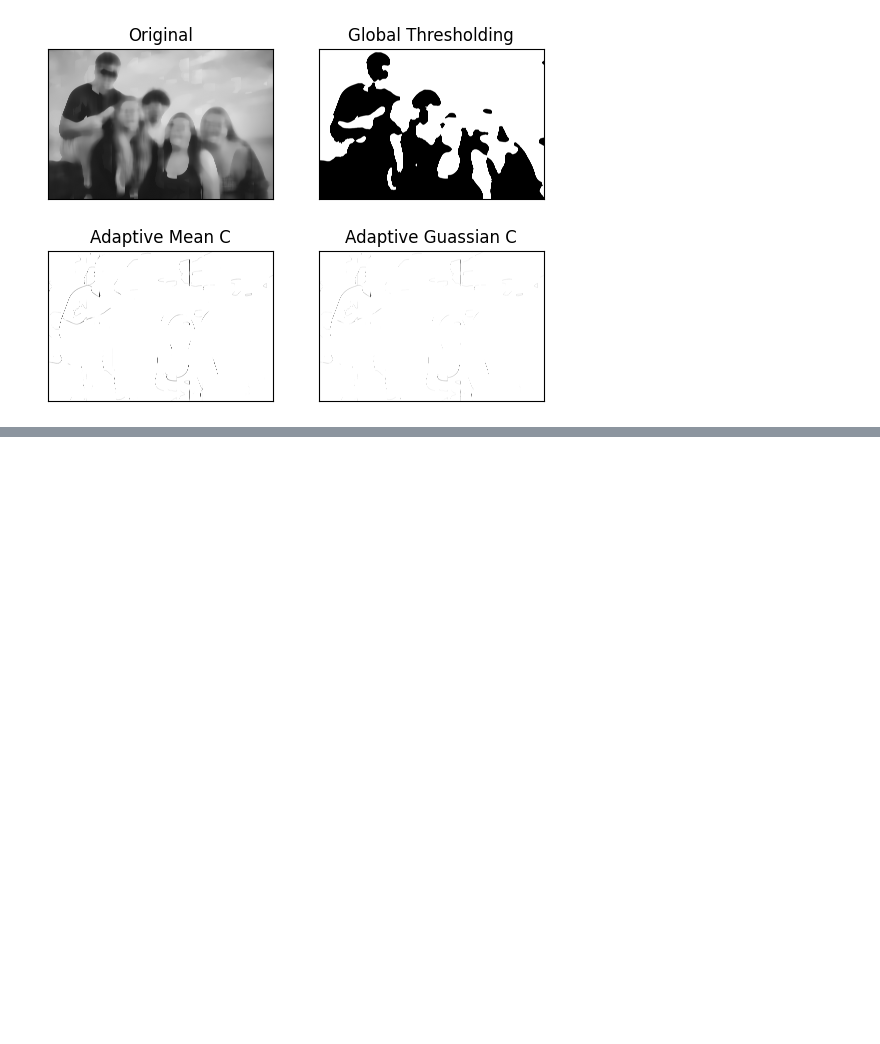
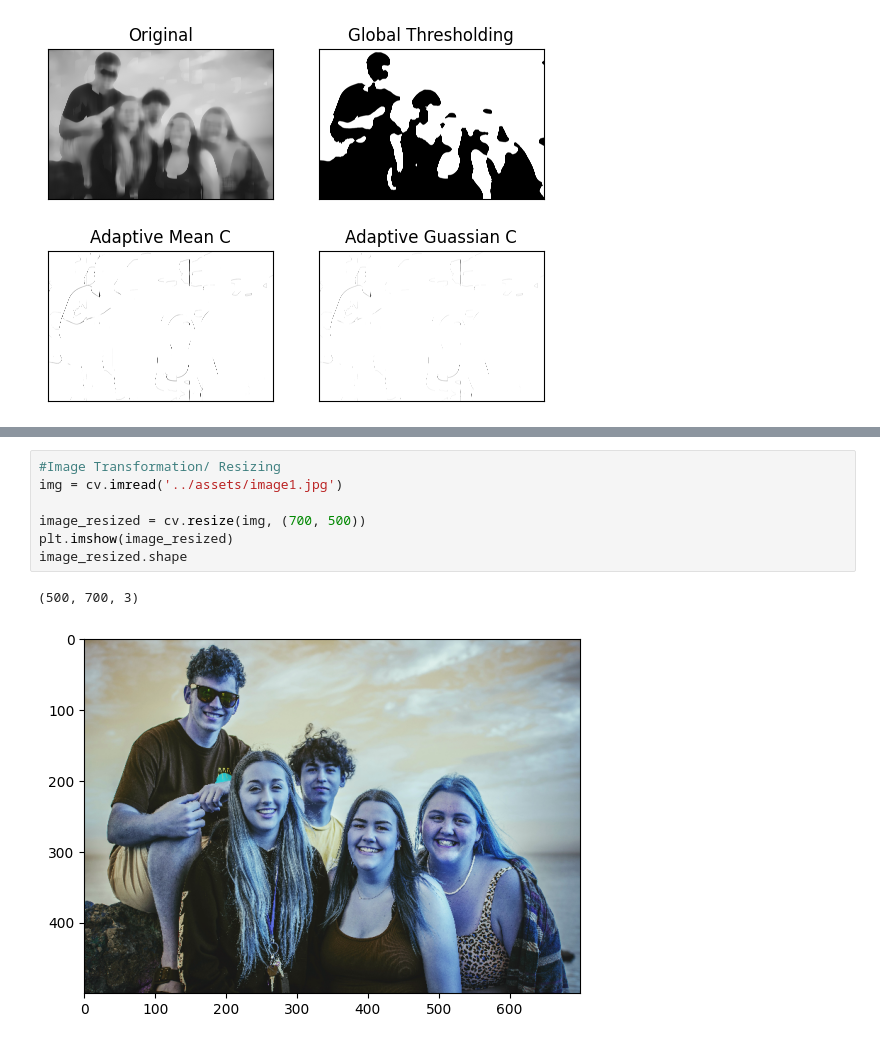
Before and after one commit to FavourTy/DSN-Computer-Vision-Journey, a Jupyter notebook: image_preprocessing_technique/notebook/image_processing.ipynb, the cells around one changed output, grey strips where cells are left out. Drawn from its saved outputs; the diff is of its cells as text; blank space fills up the shorter version.

```diff
--- a/image_preprocessing_technique/notebook/image_processing.ipynb
+++ b/image_preprocessing_technique/notebook/image_processing.ipynb
@@ -137,0 +181,10 @@ ValueError: Size must be a sequence of length 2
+# %%
+#Image Transformation/ Resizing
+img = cv.imread('../assets/image1.jpg')
+
+image_resized = cv.resize(img, (700, 500))
+plt.imshow(image_resized)
+image_resized.shape
+# %% [output]
+(500, 700, 3)
+[figure, added]
```
Also changed, not shown: parts of 7 cells of this notebook.
